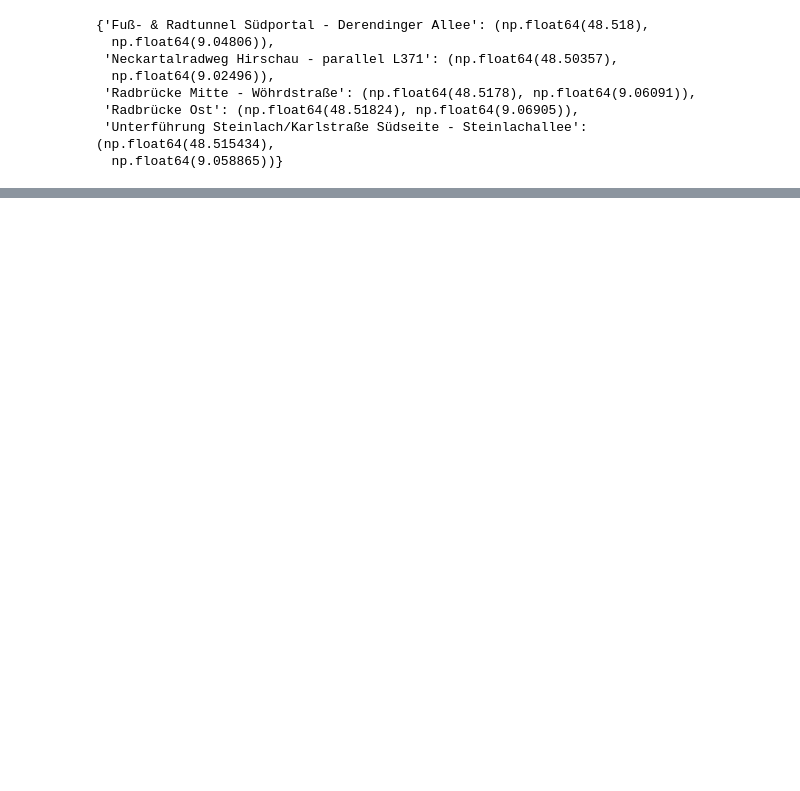
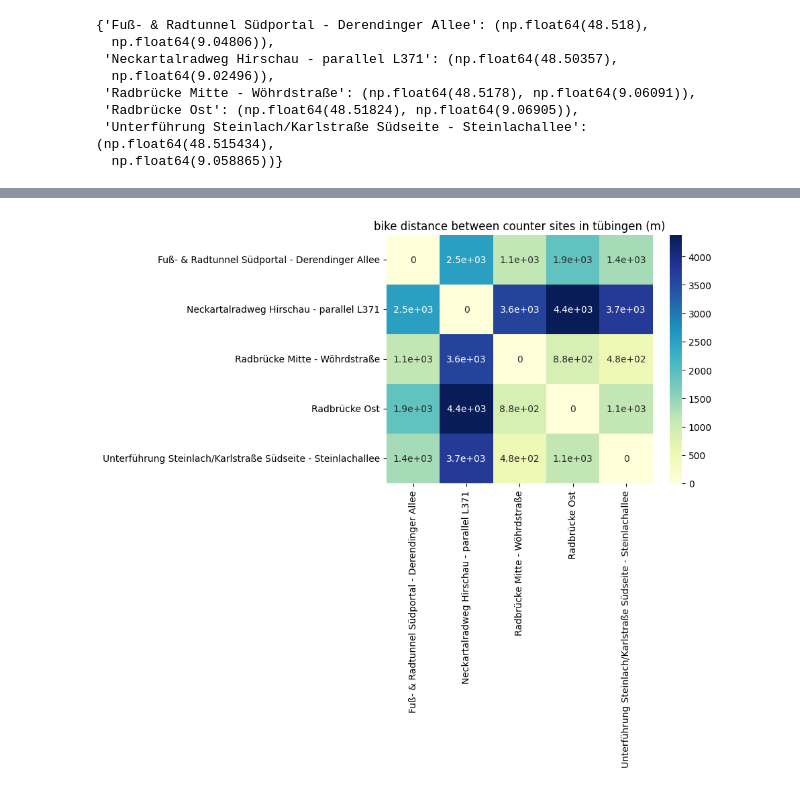
Before and after one commit to cleesee/fahrradzaehler, a Jupyter notebook: maps.ipynb, the cells around one changed output, grey strips where cells are left out. Drawn from its saved outputs; the diff is of its cells as text; code cells hidden in the pictures; blank space fills up the shorter version.

```diff
--- a/maps.ipynb
+++ b/maps.ipynb
@@ -151,0 +137,22 @@ TypeError: shortest_path() got multiple values for argument 'weight'
+# %%
+# save all sites in a list
+sites1 = list(snapped_nodes.keys())
+# %%
+# create distance matrix
+dist_matrix = pd.DataFrame(index=sites1, columns=sites1)
+for (site1, site2), dist in distances1.items():
+    dist_matrix.loc[site1, site2] = dist
+    dist_matrix.loc[site2, site1] = dist
+
+# fill diagonal with 0
+dist_matrix.fillna(0, inplace=True)
+
+# check shape
+dist_matrix.shape
+
+# heatmap for distances
+sns.heatmap(dist_matrix.astype(int), annot=True, cmap='YlGnBu')
+plt.title("bike distance between counter sites in tübingen (m)")
+plt.show()
+# %% [output]
+[figure, added]
```
Also changed, not shown: parts of 11 cells of this notebook.
